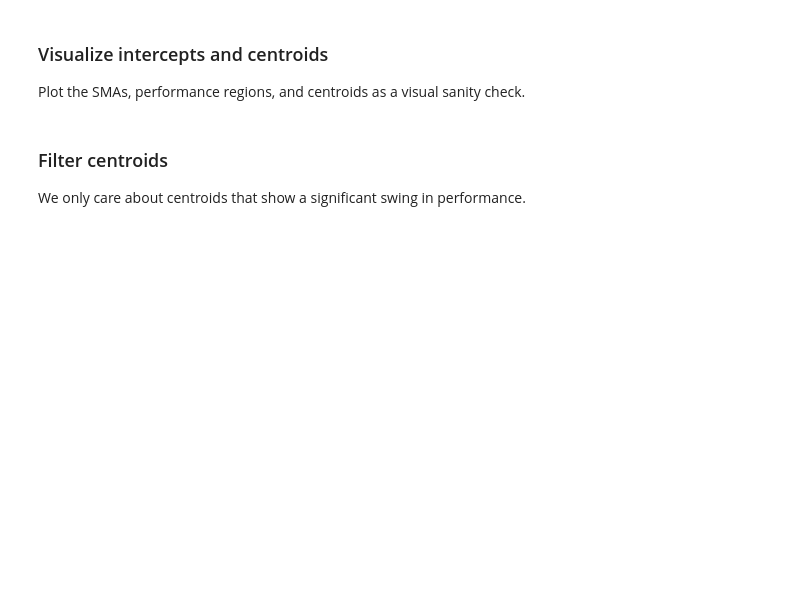
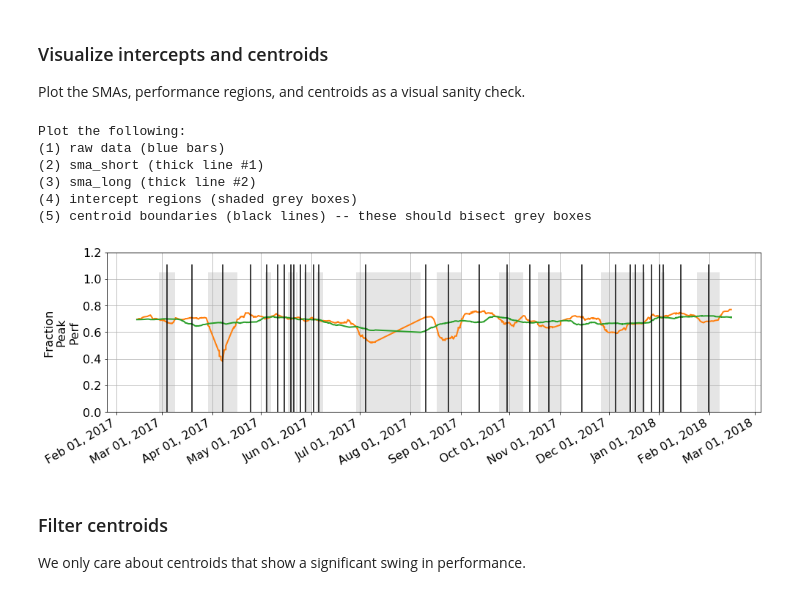
Before and after one commit to NERSC/tokio-abcutils, a Jupyter notebook: sc18_centroids.ipynb, the cells around one changed output. Drawn from its saved outputs; the diff is of its cells as text; code cells hidden in the pictures; blank space fills up the shorter version.

```diff
--- a/sc18_centroids.ipynb
+++ b/sc18_centroids.ipynb
@@ -27,19 +36,19 @@ Look at one combination of (compute system, file system, benchmark) to show what
 
 ### Define Input Parameters
 # %%
-# TEST_PLATFORM = 'scratch2@edison'
+TEST_PLATFORM = 'scratch2@edison'
 # TEST_PLATFORM = 'cscratch@cori-knl'
 # TEST_PLATFORM = 'cscratch@cori-haswell'
-TEST_PLATFORM = 'mira-fs1@mira'
+# TEST_PLATFORM = 'mira-fs1@mira'
 
-# BENCHMARK_ID = 'ior_fpp_write'
+BENCHMARK_ID = 'ior_fpp_write'
 # BENCHMARK_ID = 'ior_fpp_read'
 # BENCHMARK_ID = 'dbscan_read_shared_read'
 # BENCHMARK_ID = 'vpicio_uni_shared_write'
 # BENCHMARK_ID = 'ior_shared_write'
 # BENCHMARK_ID = 'ior_shared_read'
 # BENCHMARK_ID = 'hacc_io_read_fpp_read'
-BENCHMARK_ID = 'hacc_io_write_fpp_write'
+# BENCHMARK_ID = 'hacc_io_write_fpp_write'
 
 plot_metric = 'darshan_normalized_perf_by_max'
 delta = datetime.timedelta(days=1).total_seconds()
@@ -89,5 +107,11 @@ print "Long window will average over %s at a time" % LONG_WINDOW
 
 With this nomenclature, it is possible to also define **centroid regions** which are bounded by two centroids.  These regions capture the transition between two performance regions.
 # %%
-sma_short = abcutils.features.calculate_sma(example_df, '_datetime_start', plot_metric, window=SHORT_WINDOW)
-sma_long = pandas.Series([example_df[plot_metric].mean()] * len(sma_short), index=sma_short.index, name=sma_short.name)
+sma_short = abcutils.features.calculate_sma(example_df,
+                                            '_datetime_start',
+                                            plot_metric,
+                                            window=SHORT_WINDOW)
+sma_long = abcutils.features.calculate_sma(example_df,
+                                           '_datetime_start',
+                                           plot_metric,
+                                           window=LONG_WINDOW)
@@ -100,0 +118,5 @@ sma_intercepts
+# %%
+sma_intercepts = abcutils.features.find_sma_intercepts(sma_short,
+                                                        sma_long,
+                                                        example_df['_datetime_start'])
+sma_intercepts
@@ -109,27 +195,37 @@ sma_centroids
 ### Visualize intercepts and centroids
 Plot the SMAs, performance regions, and centroids as a visual sanity check.
 # %%
+print """
+Plot the following:
+(1) raw data (blue bars)
+(2) sma_short (thick line #1)
+(3) sma_long (thick line #2)
+(4) intercept regions (shaded grey boxes)
+(5) centroid boundaries (black lines) -- these should bisect grey boxes
+"""
 ax = abcutils.plot.sma_overlaps(dataframe=example_df,
                                 plot_metric=plot_metric,
                                 short_window=SHORT_WINDOW,
                                 long_window=LONG_WINDOW,
                                 sma_intercepts=sma_intercepts,
                                 method='value')
 
 xmin, xmax = ax.get_xlim()
 ax.set_xlim(xmin, xmax)
 
 ymin, ymax = ax.get_ylim()
 for x in sma_centroids['_datetime_start']:
     ax.plot([abcutils.core.pd2epoch(x), abcutils.core.pd2epoch(x)], [ymin, ymax], color='black')
 
 abcutils.plot.fix_xticks_timeseries(ax)
-
-print """
-This plot shows the SMA performance regions (grey) and centroids (red).
-Transition regions fall between every consecutive red centroid but are
-not shaded.
-"""
+# %% [output]
+Plot the following:
+(1) raw data (blue bars)
+(2) sma_short (thick line #1)
+(3) sma_long (thick line #2)
+(4) intercept regions (shaded grey boxes)
+(5) centroid boundaries (black lines) -- these should bisect grey boxes
+[figure, added]
 # %% [markdown]
 ### Filter centroids
 
```
Also changed, not shown: parts of 13 cells of this notebook, 3 other files.
